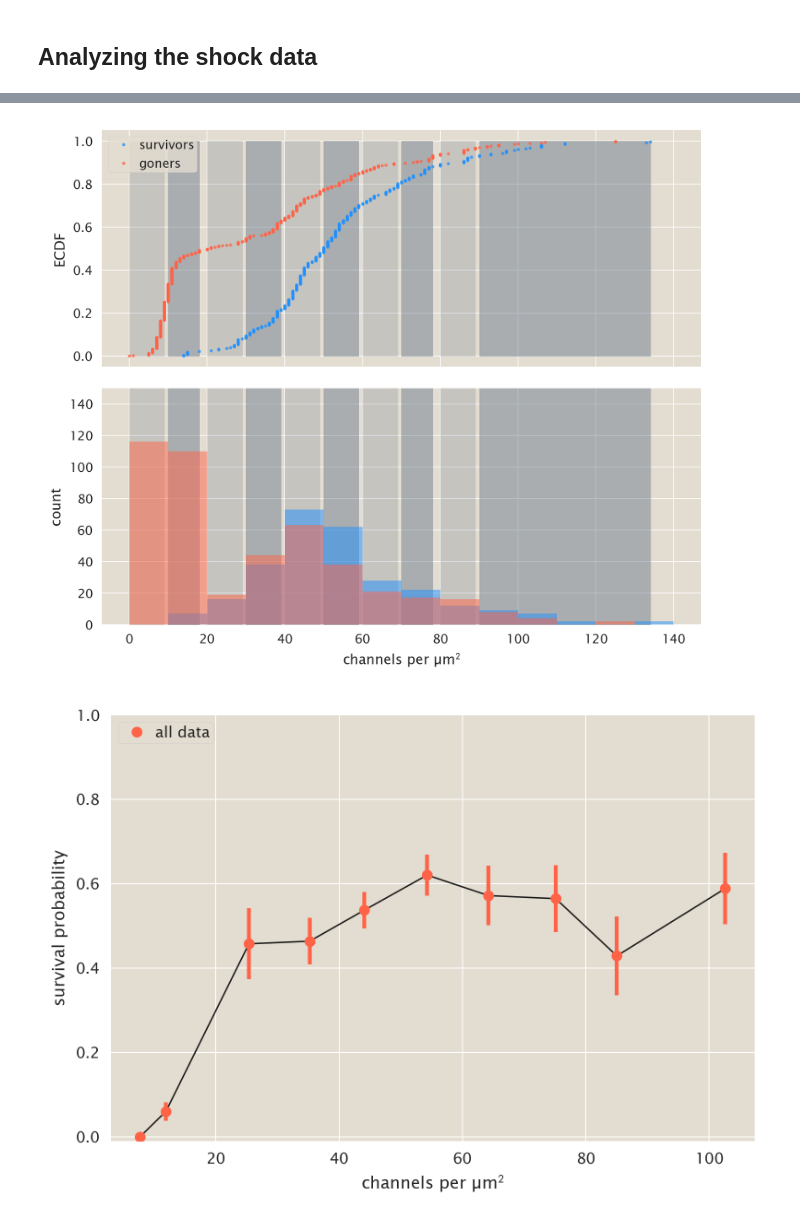
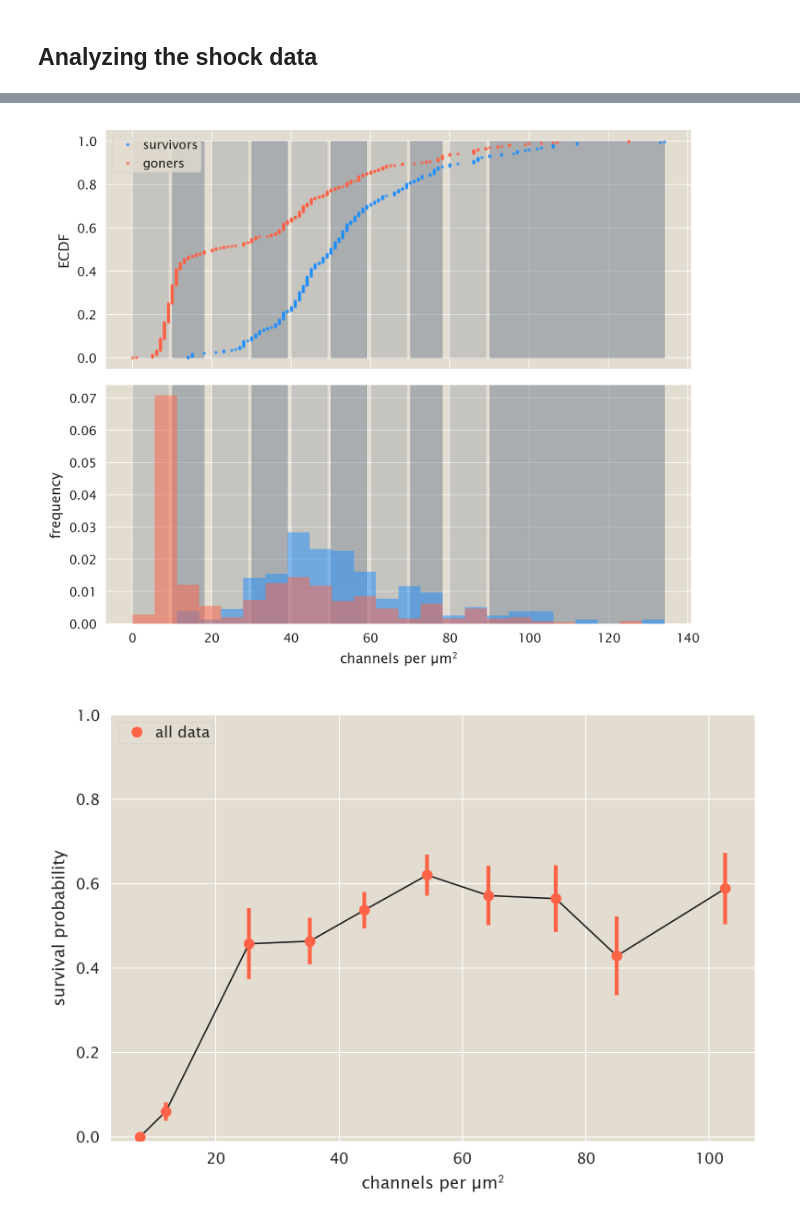
Before and after one commit to RPGroup-PBoC/mscl_survival, a Jupyter notebook: code/analysis.ipynb, the cells around one changed output, grey strips where cells are left out. Cells and saved outputs as stored; diff of their text form; code cells hidden in the pictures.

Commit message:
Tidied up notebook and added more information regarding strain expression levels

```diff
--- a/code/analysis.ipynb
+++ b/code/analysis.ipynb
@@ -50,6 +50,9 @@ cal_data.insert(0, 'data_set', 'calibration')
 shock_data.insert(0, 'data_set', 'shock')
 data = pd.concat([cal_data, shock_data], ignore_index=True)
 
+# Prune the data to values always greater than zero & ignore 10sd1
+data = data[(data['rescaled_intensity'] >= 0) & (data['rbs'] != '10sd1')]
+
 # Adjust the rescaled intensity to account for exposure.
 frac_exp = data['exposure_ms'].max() / data['exposure_ms']
 data['rescaled_intensity'] = (data['intensity'] - data['mean_bg']) * frac_exp
@@ -76,5 +129,14 @@ boxwhisker
 # Look at the intensity distribution for survivors vs goners.
 shock_data = pd.read_csv('../data/csv/compiled_shock_data.csv')
 
+# Rescale the intensity to the maximum exposure of the whole data set.
+max_exp = data['exposure_ms'].max()
+rescaled_exposure = max_exp / shock_data['exposure_ms']
+shock_data['rescaled_intensity'] = (shock_data['intensity'] - shock_data['mean_bg']) * rescaled_exposure
+
 # Prune it by excluding negative values and removing 10sd1.
 shock_data = shock_data[(shock_data['rbs'] != '10sd1')  & (shock_data['rescaled_intensity'] > 0)]
+
+# Include now channel density and error.
+shock_data['channel_density'] = (shock_data['rescaled_intensity'] / au_per_channel).astype(int)
+shock_data['density_err'] = (shock_data['channel_density'] * PERC_ERR).astype(int)
@@ -101,0 +187,22 @@ shock_data['density_err'] = (shock_data['channel_density'] * PERC_ERR).astype(in
+# %%
+# now group by shock group and plot the survival curves.
+shock_data.loc[shock_data['flow_rate'] < 1.0, 'shock_group'] = 'slow'
+shock_data.loc[shock_data['flow_rate'] >= 1.0, 'shock_group'] = 'fast'
+stats = mscl.compute_survival_stats(shock_data, groupby=['rbs', 'shock_group'])
+
+# Plot the survival curves.
+fig, ax = plt.subplots(1,1, figsize=(6,4))
+ax.set_xlabel('channels per µm$^2$')
+ax.set_ylabel('probability of survival')
+colors = {'fast': '#92a8d1', 'slow': '#f7786b'}
+grouped = stats.groupby(['shock_group'])
+for g, d in grouped:
+    d.sort_values(by='mean_chan', inplace=True)
+    ax.plot(d['mean_chan'], d['prob'], 'k-', lw=0.75, label='__nolegend__')
+    ax.plot(d['mean_chan'], d['prob'], 'o', color=colors[g], label='{0} shock'.format(g))
+    ax.errorbar(d['mean_chan'], d['prob'], d['err'], color=colors[g], linestyle='none',
+               label='__nolegend__')
+
+ax.legend(loc='upper left')
+plt.tight_layout()
+plt.savefig('../figs/analysis/shock_group_survival_curve_strain_bin.pdf', bbox_inches='tight')
@@ -216,38 +251,40 @@ binned_data.head()
 fig, ax = plt.subplots(2,1, figsize=(6, 5), sharex=True)
 ax[1].set_xlabel('channels per µm$^2$')
 ax[0].set_ylabel('ECDF')
-ax[1].set_ylabel('count')
+ax[1].set_ylabel('frequency')
+bins = np.linspace(shock_data['channel_density'].min(), shock_data['channel_density'].max(), 25)
+
 _ = ax[0].plot(surv_x, surv_y, 'o', markersize=2, color='dodgerblue', lw=2, alpha=0.75, label='survivors')
 _ = ax[0].plot(death_x, death_y, 'o', markersize=2, color='tomato', lw=2, alpha=0.75, label='goners')
 _ = ax[1].hist(shock_data[shock_data['survival']==True]['channel_density'], bins=bins,
-                   color='dodgerblue', histtype='stepfilled', alpha=0.5)
+                   color='dodgerblue', histtype='stepfilled', alpha=0.5, normed=True)
 _ = ax[1].hist(shock_data[shock_data['survival']==False]['channel_density'], bins=bins,
-                   histtype='stepfilled', color='tomato', alpha=0.5)
+                   histtype='stepfilled', color='tomato', alpha=0.5, normed=True)
 
 # Shade the bins.
 binned_data.sort_values(by='channel_density', inplace=True)
 grouped = binned_data.groupby('bin_number')
 bins = np.arange(0, shock_data['channel_density'].max() + channel_bin, channel_bin)
 for g, d in grouped:
     if g%2 == 0:
          alpha=0.25
     else:
         alpha = 0.5
     for i, a in enumerate(ax):
         if i == 0:
             top = 1
         else:
              top = 150
         y = np.linspace(0, top, 500)
         a.fill_betweenx(y, d['channel_density'].min(), d['channel_density'].max(), color='slategray', alpha=alpha)
 _legend = ax[0].legend(loc='upper left')
 
-ax[1].set_ylim([0, 150])
+ax[1].set_ylim([0, 0.074])
 plt.tight_layout()
 plt.savefig('../figs/analysis/survival_density_distribution_with_bins.pdf', bbox_inches='tight',
            dpi=200)
 # %% [output]
-[figure, old version]
+[figure, new version]
 # %%
 stats = binned_data.groupby('bin_number').apply(mscl.compute_survival_stats)
 stats.sort_values(by='mean_chan', inplace=True)
```
Also changed, not shown: parts of 28 cells of this notebook.
